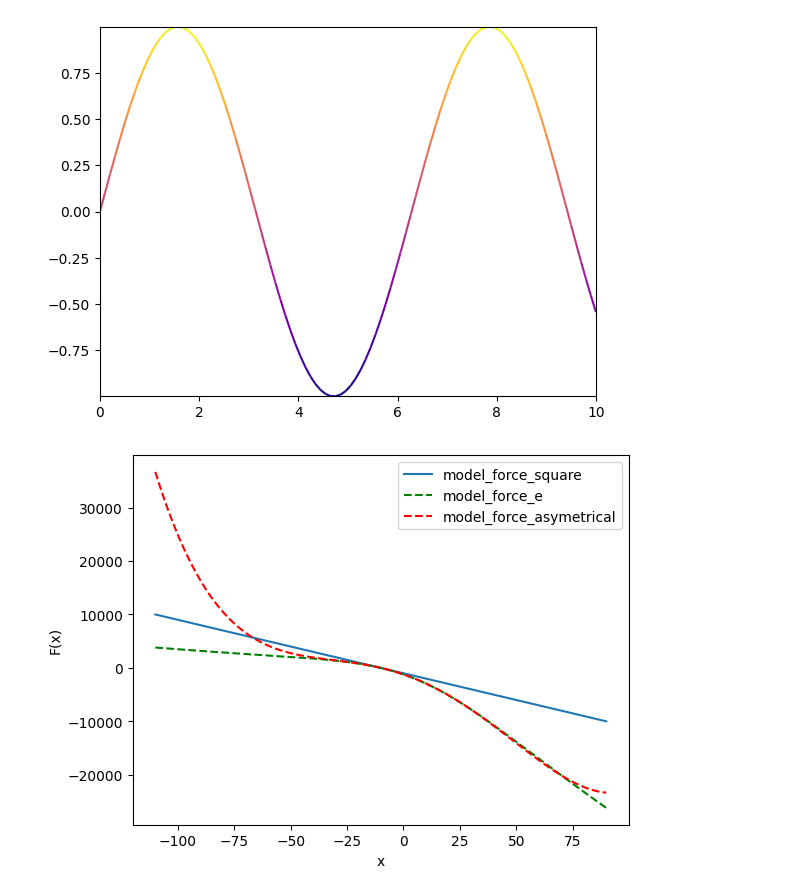
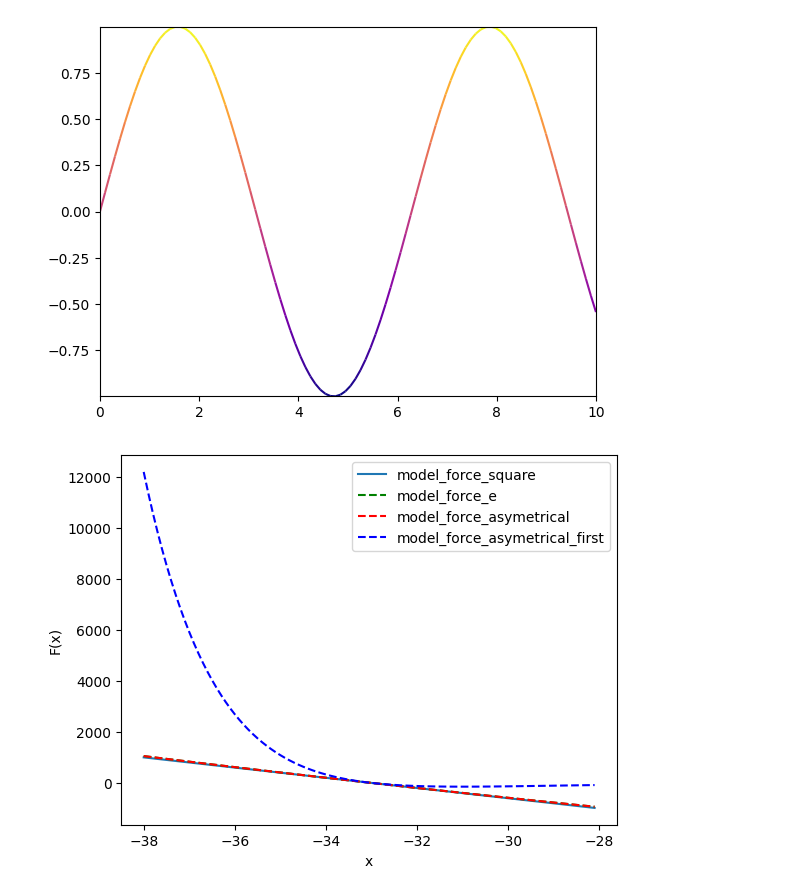
Before and after one commit to University-of-Silesia-Ion-Channel/Jonus, a Jupyter notebook: miscellaneous/tests.ipynb, the cells around one changed output. Drawn from its saved outputs; the diff is of its cells as text; code cells hidden in the pictures.

Commit message:
Added more sliders for potential and some tests

```diff
--- a/miscellaneous/tests.ipynb
+++ b/miscellaneous/tests.ipynb
@@ -1,13 +1,14 @@
 # %%
 import numpy as np
 import matplotlib.pyplot as plt
+from scipy.stats import levy_stable
+
 generator = np.random.Generator(np.random.PCG64(seed=123))
-a = generator.exponential(scale = 3.59, size = 5000)
-b = generator.exponential(scale = 10.0, size = 5000)
-bins = np.linspace(0, 50, 20)
-fig, axs = plt.subplots(2)
-axs[0].hist(a, bins = bins, color = 'r')
-axs[1].hist(b, bins = bins, color = 'b', alpha = 0.5)
-fig.savefig('histogram.png')
+a = levy_stable(alpha=1, beta=1.0, loc=0.0, scale=1.0).rvs(size=50000, random_state=generator)
+b = levy_stable(alpha=1.9, beta=1.0, loc=0.0, scale=1.0).rvs(size=50000, random_state=generator)
+fig, axs = plt.subplots(1)
+axs.hist(a, bins = 100, color = 'r', range=(-20,50))
+axs.hist(b, bins = 100, color = 'b', alpha = 0.5, range=(-20,50))
+# fig.savefig('histogram.png')
 plt.show()
 # %% [output]
@@ -162,6 +163,9 @@ plt.show()
 # %% [output]
 [figure]
 # %%
+import numpy as np
+import matplotlib.pyplot as plt
+
 class TestFunctions:
 
     def __init__(self, a, L, k, opened_larger, opened_state):
@@ -206,20 +210,30 @@ class TestFunctions:
         else:
             k = self.__k if self.__opened_state else -self.__k
         return self.model_force_square(x, b) * np.e ** (k * np.tanh((x - b) / self.__L))
+
+    def model_force_a(self, x, b):
+        if self.__opened_larger:
+            k = -self.__k if self.__opened_state else self.__k
+        else:
+            k = self.__k if self.__opened_state else -self.__k
+        return self.model_force_square(x, b) * np.e**(k*(x-b))
 # %%
-tf = TestFunctions(100, 50, 1, opened_larger=True, opened_state=False)
-b = -10
-X = np.arange(-100 + b, 100 + b, step = 0.1, dtype=np.float32)
+tf = TestFunctions(200, 50, 0.5, opened_larger=True, opened_state=True)
+b = -33
+X = np.arange(-5 + b, 5 + b, step = 0.1, dtype=np.float32)
 mfs = np.array( [ tf.model_force_square(x, b) for x in X])
 mfe = np.array( [ tf.model_force_e(x, b) for x in X])
 mfa = np.array( [ tf.model_force_asymetrical(x, b) for x in X])
+mfas = np.array( [ tf.model_force_a(x, b) for x in X])
 plt.plot(X, mfs, label="model_force_square")
 plt.plot(X, mfe, 'g--', label="model_force_e")
 plt.plot(X, mfa, 'r--', label="model_force_asymetrical")
+plt.plot(X, mfas, 'b--', label="model_force_asymetrical_first")
+
 plt.legend()
 plt.xlabel("x")
 plt.ylabel("F(x)")
 plt.savefig("forces.png", bbox_inches="tight")
 plt.show()
 # %% [output]
-[figure, old version]
+[figure, new version]
```
Also changed, not shown: parts of 1 cell of this notebook, 2 other files.
